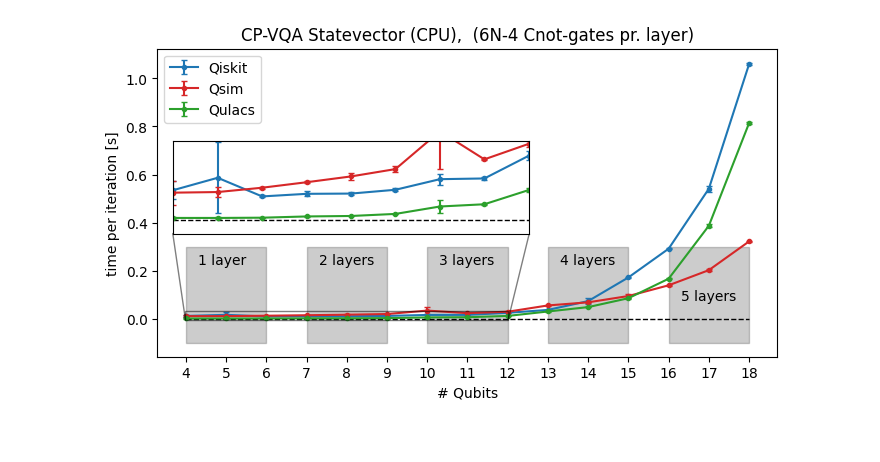
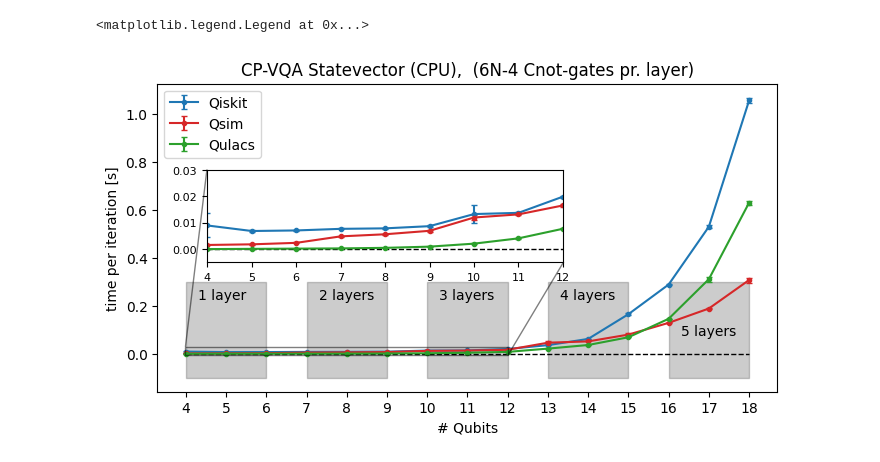
Before and after one commit to seba2390/Azurestuff, a Jupyter notebook: scripts/simulator_comparison_3.ipynb, the cells around one changed output. Cells and saved outputs as stored; diff of their text form; code cells hidden in the pictures.

```diff
--- a/scripts/simulator_comparison_3.ipynb
+++ b/scripts/simulator_comparison_3.ipynb
@@ -42,9 +40,8 @@ for N in tqdm(range(N_min, N_max+1)):
     k = N // 2
     init_strat = np.array([1 if i%2 == 1 else 0 for i in range(N)])
     my_indices = [(i, i+1) for i in range(N-1)]
-    n_layers = 6
     alpha = 0.5
-    max_iter = 5
+    max_iter = 10
     for repetition in range(N_seeds):
          # Defining topology
         my_chain = Chain(N_qubits=N)
@@ -84,28 +81,33 @@ for N in tqdm(range(N_min, N_max+1)):
 
         qiskit_ansatz = CP_QAOA(N_qubits=N,
                                 cardinality=k,
-                                layers=n_layers,
+                                layers=layer_dict[N],
                                 topology=my_topology,
+                                with_next_nearest_neighbors=w_nnn,
                                 QUBO_matrix=Q)
 
         qsim_ansatz = Qsim_CPQAOA(N_qubits=N,
                                   cardinality=k,
-                                  layers=n_layers,
+                                  layers=layer_dict[N],
                                   topology=my_topology,
                                   QUBO_matrix=Q,
+                                  with_next_nearest_neighbors=w_nnn,
                                   get_full_state_vector=False)
 
         qulacs_ansatz = Qulacs_CPQAOA(N_qubits=N,
                                       cardinality=k,
-                                      layers=n_layers,
+                                      layers=layer_dict[N],
                                       topology=my_topology,
+                                      with_next_nearest_neighbors=w_nnn,
+                                      use_parametric_circuit_opt=True,
+                                      get_full_state_vector=False,
                                       QUBO_matrix=Q)
 
 
         # Generating initial guess for rotation angles
         np.random.seed(seed)
         theta_min, theta_max = -2*np.pi, 2*np.pi
-        N_angles = n_layers * len(my_topology.get_NNN_indices()) if w_nnn else n_layers * len(my_topology.get_NN_indices())
+        N_angles = layer_dict[N] * len(my_topology.get_NNN_indices()) if w_nnn else layer_dict[N] * len(my_topology.get_NN_indices())
         theta_i = np.random.uniform(-2*np.pi, 2*np.pi, N_angles)
 
         qiskit_start_time = time()
@@ -174,35 +176,36 @@ ax.fill_between(np.linspace(10,12,100), -np.ones(100)*0.1, np.ones(100)*0.3, alp
 ax.text(10.3,0.225,'3 layers')
 
 ax.fill_between(np.linspace(13,15,100), -np.ones(100)*0.1, np.ones(100)*0.3, alpha=0.2, color='k')
 ax.text(13.3,0.225,'4 layers')
 
 ax.fill_between(np.linspace(16,18,100), -np.ones(100)*0.1, np.ones(100)*0.3, alpha=0.2, color='k')
 ax.text(16.3,0.075,'5 layers')
 
 """ax.fill_between(np.linspace(19,21,100), -np.ones(100)*0.1, np.ones(100)*2.5, alpha=0.2, color='k')
 ax.text(19.5,2,'6 layers')"""
 
 ################## miniplot ##################
 # inset axes....
-axins_x_left, axins_y_lower, axins_x_width, axins_height = 0.025, 0.4, 0.575, 0.3
+axins_x_left, axins_y_lower, axins_x_width, axins_height = 0.08, 0.42, 0.575, 0.3
 axins = ax.inset_axes([axins_x_left, axins_y_lower, axins_x_width, axins_height])
 axins.errorbar(N_vals, qiskit_avgs[:,0], yerr=qiskit_avgs[:,1], fmt='.-', capsize=2, label='Qiskit', color='tab:blue')
 axins.errorbar(N_vals, qsim_avgs[:,0], yerr=qsim_avgs[:,1], fmt='.-', capsize=2, label='Qsim', color='tab:red')
 axins.errorbar(N_vals, qulacs_avgs[:,0], yerr=qulacs_avgs[:,1], fmt='.-', capsize=2, label='Qulacs', color='tab:green')
 axins.hlines(0, N_vals[0], N_vals[-1],ls='--',color='k', lw = 1)
 
-axins.set_xticks([])
-axins.set_yticks([])
+axins.set_xticks([4,5,6,7,8,9,10,11,12])
+#axins.set_yticks([])
 # sub region of the original image
 x1, x2, y1, y2 = 3.99, 12.01, -0.005, 0.03
 axins.set_xlim(x1, x2)
 axins.set_ylim(y1, y2)
-axins.tick_params(axis='both', which='major', labelsize=10)
+axins.tick_params(axis='both', which='major', labelsize=8)
 ax.indicate_inset_zoom(axins, edgecolor="black")
 
 
 
 ax.legend()
 #plt.savefig('simulator_comparison_3.png', dpi=400)
 # %% [output]
+<matplotlib.legend.Legend at 0x...>
-[figure, old version]
+[figure, new version]
```
Also changed, not shown: parts of 1 cell of this notebook, 9 other files.
